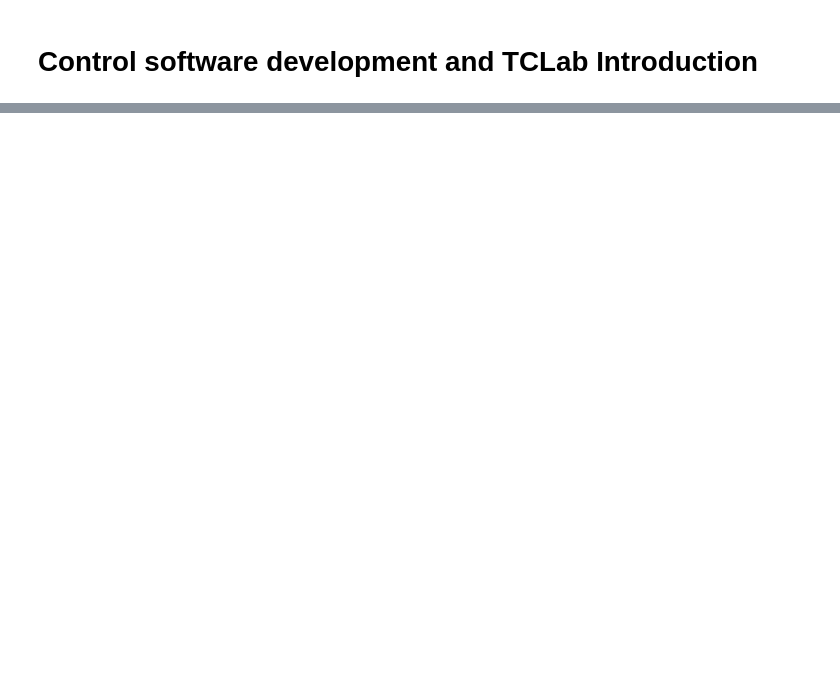
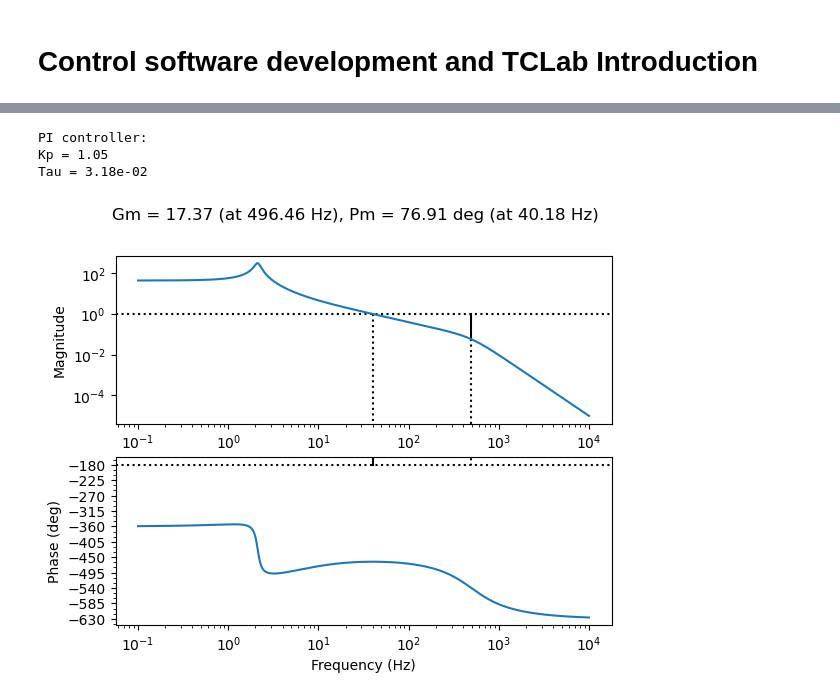
Before and after one commit to SizingLab/SystemsEngineeringIntroduction, a Jupyter notebook: notebook/05_CM4_SoftwareDevelopment_TCLabIntroduction.ipynb, the cells around one changed output, grey strips where cells are left out. Cells and saved outputs as stored; diff of their text form; code cells hidden in the pictures; blank space fills up the shorter version.

```diff
--- a/notebook/05_CM4_SoftwareDevelopment_TCLabIntroduction.ipynb
+++ b/notebook/05_CM4_SoftwareDevelopment_TCLabIntroduction.ipynb
@@ -64,0 +133,20 @@ effet sur la marge de phase et critere d'echantillonnage pour négliger la nuém
+# %%
+# PI controller
+Kp=1.05
+tau_i=1/(5*2*3.14)
+PI=ct.tf([Kp*tau_i, Kp], [tau_i, 0])
+
+# Open loop
+PISys=PI*sys_open
+
+# Bode diagram
+mag, phase, omega= ct.bode_plot(PISys, plot=True, Hz=True, margins=True, grid=True)
+
+print("PI controller:")
+print("Kp = %.2f"% Kp)
+print("Tau = %.2e"% tau_i)
+# %% [output]
+PI controller:
+Kp = 1.05
+Tau = 3.18e-02
+[figure, added]
```
Also changed, not shown: parts of 29 cells of this notebook, 14 other files.
